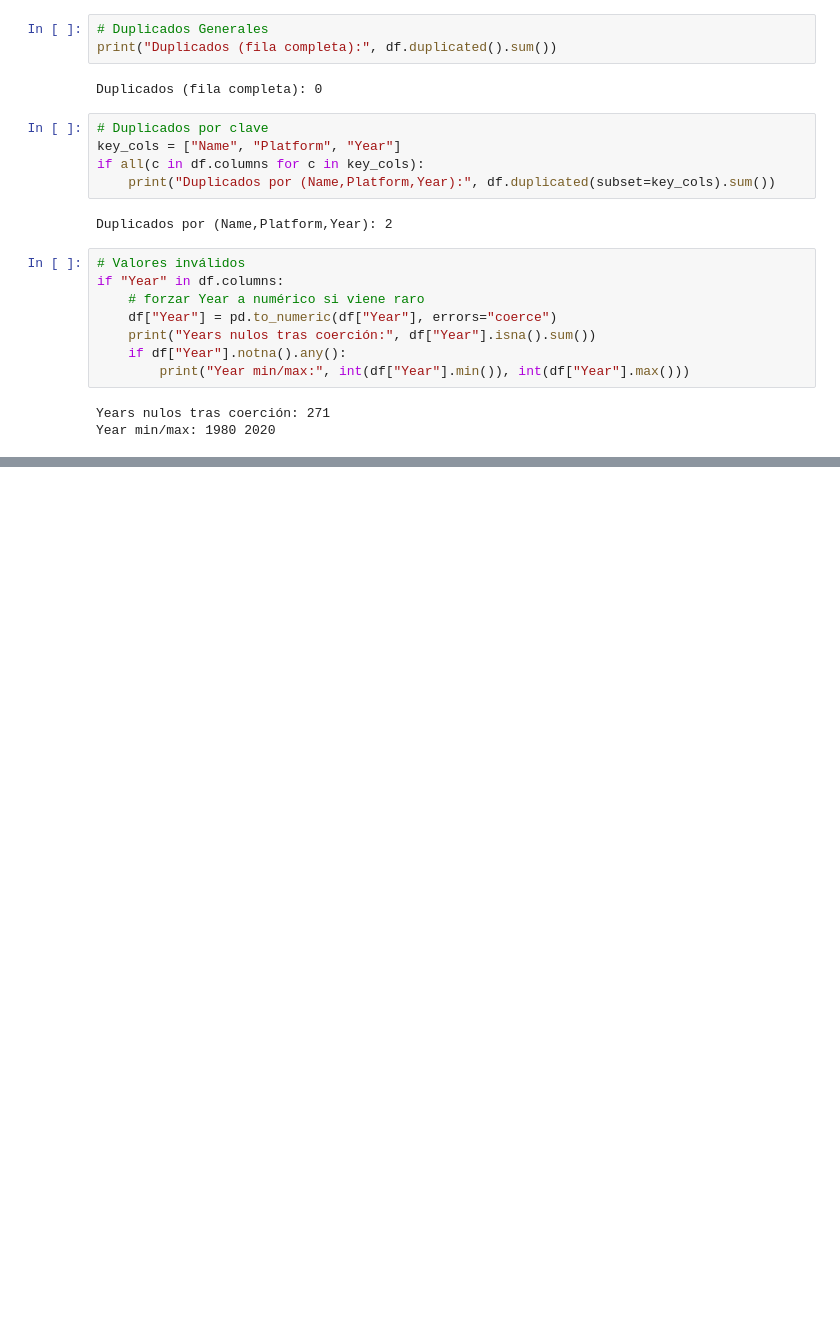
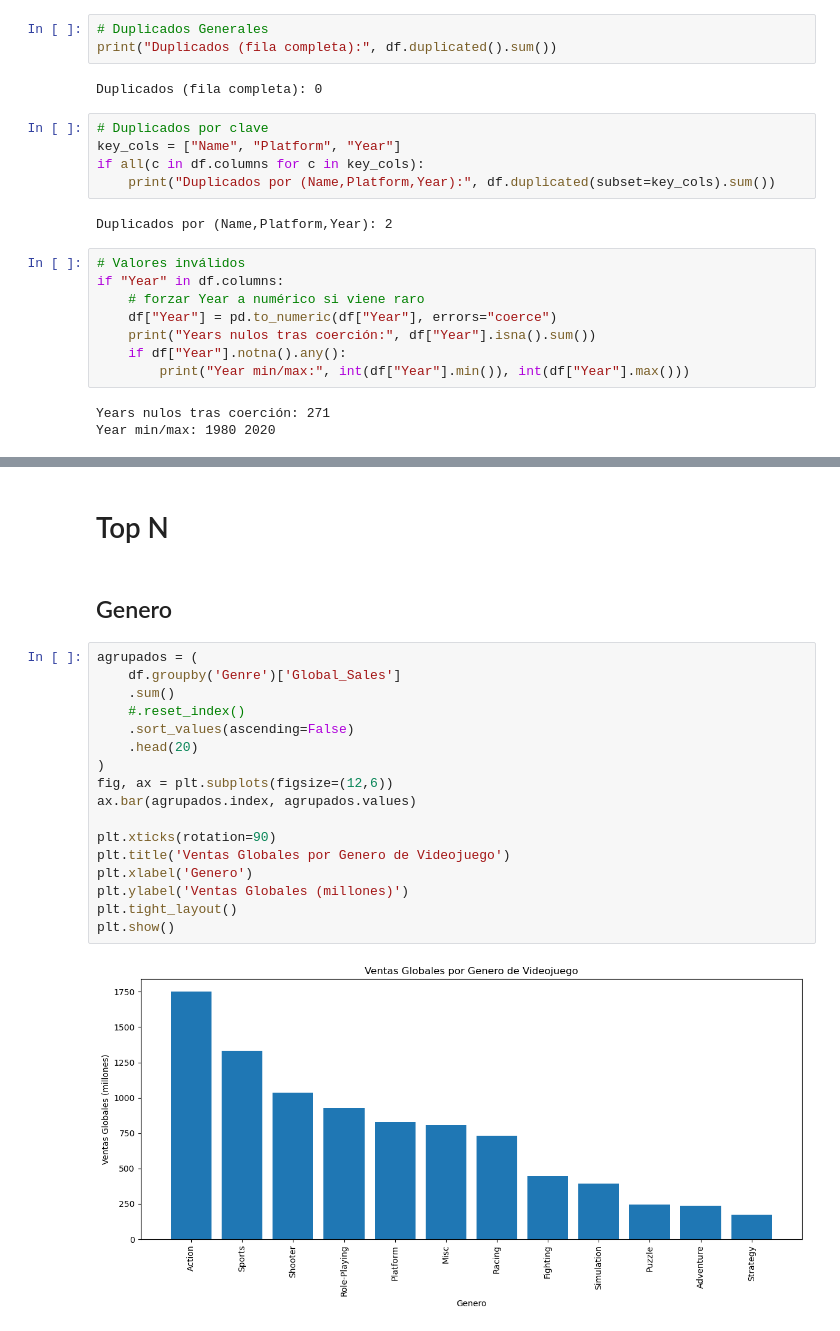
Before and after one commit to HugoAllan/VideoGames-Machine-Learning-Project, a Jupyter notebook: eda.ipynb, the cells around one changed output, grey strips where cells are left out. Drawn from its saved outputs; the diff is of its cells as text; blank space fills up the shorter version.

```diff
--- a/eda.ipynb
+++ b/eda.ipynb
@@ -100,0 +165,23 @@ Year min/max: 1980 2020
+# %% [markdown]
+# Top N
+# %% [markdown]
+## Genero
+# %%
+agrupados = (
+    df.groupby('Genre')['Global_Sales']
+    .sum()
+    #.reset_index()
+    .sort_values(ascending=False)
+    .head(20)
+)
+fig, ax = plt.subplots(figsize=(12,6))
+ax.bar(agrupados.index, agrupados.values)
+
+plt.xticks(rotation=90)
+plt.title('Ventas Globales por Genero de Videojuego')
+plt.xlabel('Genero')
+plt.ylabel('Ventas Globales (millones)')
+plt.tight_layout()
+plt.show()
+# %% [output]
+[figure, added]
```
Also changed, not shown: parts of 16 cells of this notebook.
